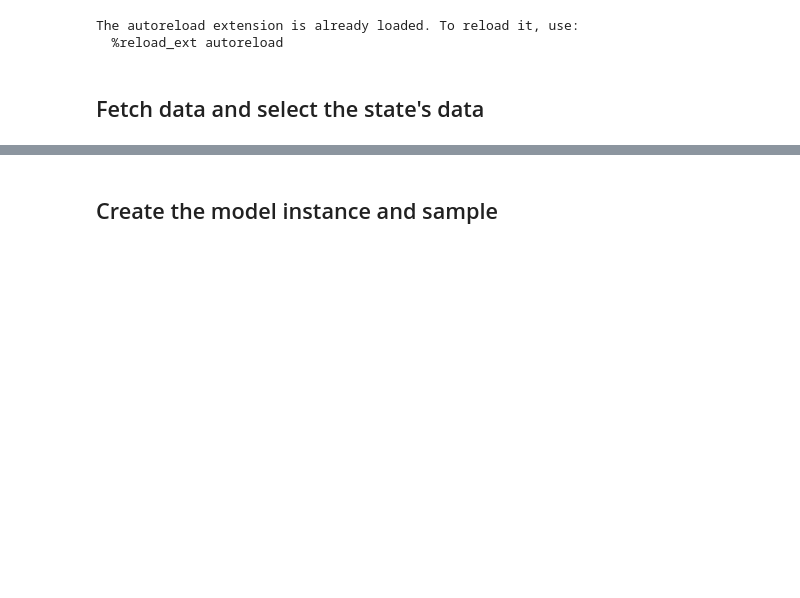
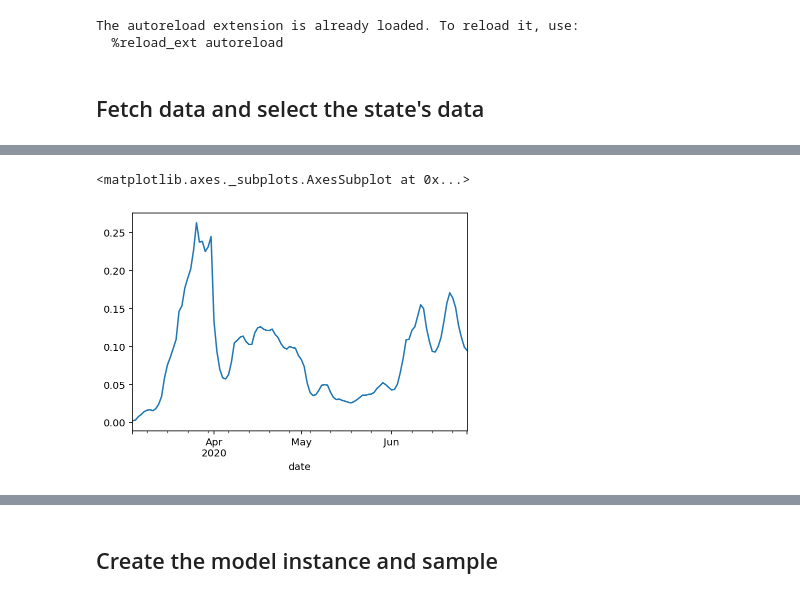
Before and after one commit to rtcovidlive/covid-model, a Jupyter notebook: rtlive-model.ipynb, the cells around one changed output, grey strips where cells are left out. Saved outputs shown, nothing was run; the diff lists cells and outputs as text; code cells hidden in the pictures; blank space fills up the shorter version.

```diff
--- a/rtlive-model.ipynb
+++ b/rtlive-model.ipynb
@@ -26,0 +62,5 @@ model_data = df.loc[region]
+# %%
+(pos/total).plot()
+# %% [output]
+<matplotlib.axes._subplots.AxesSubplot at 0x...>
+[figure, added]
```
Also changed, not shown: parts of 8 cells of this notebook, 1 other file.
